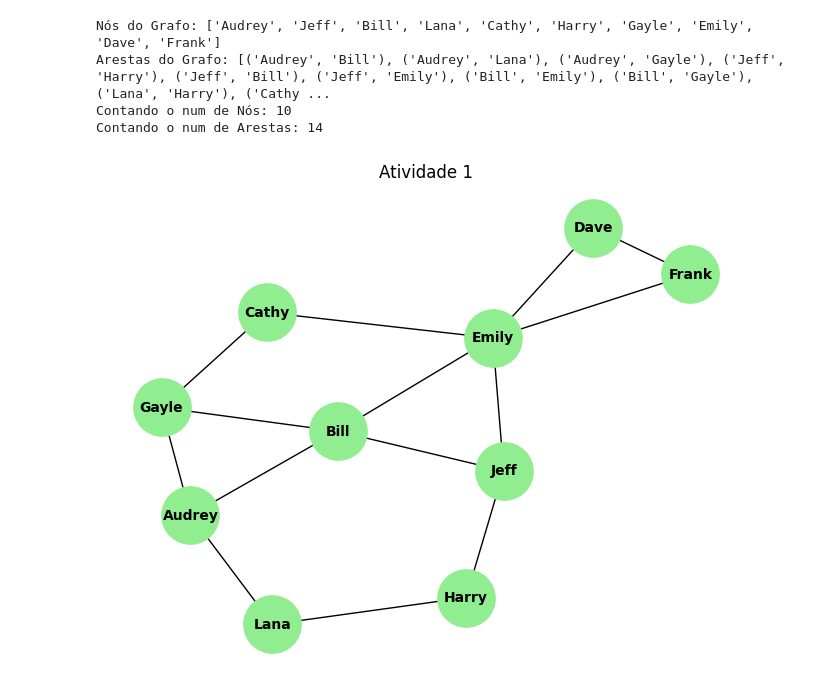
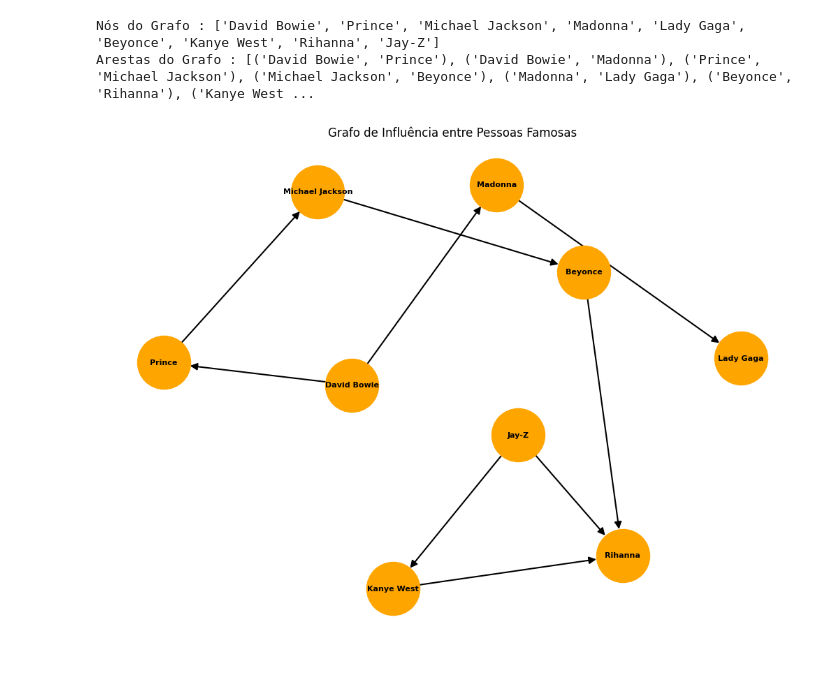
Before and after one commit to mthsluna/estrutura-de-dados, a Jupyter notebook: Estrutura de dados/Desafios/(6) - 22.04.2026-desafios/desafio-02-22.04.2026.ipynb, the cells around one changed output. Drawn from its saved outputs; the diff is of its cells as text; code cells hidden in the pictures; blank space fills up the shorter version.

```diff
--- a/Estrutura de dados/Desafios/(6) - 22.04.2026-desafios/desafio-02-22.04.2026.ipynb
+++ b/Estrutura de dados/Desafios/(6) - 22.04.2026-desafios/desafio-02-22.04.2026.ipynb
@@ -1,31 +1,40 @@
 # %%
-
 import networkx as nx
 import matplotlib.pyplot as plt
 
-# Grafo Orientado
-G = nx.DiGraph ()
+G = nx.DiGraph()
 
-G.add_nodes_from(["Elvis", "Fa-1", "Fa-2", "Fa-3", "Nao-fa"])
+G.add_nodes_from([
+    "David Bowie", "Prince", "Michael Jackson", "Madonna",
+    "Lady Gaga", "Beyonce", "Kanye West", "Rihanna", "Jay-Z"
+])
 
-# Adicionar Arestas
-G.add_edges_from([("Fa-1", "Elvis"),
-                  ("Fa-2", "Elvis"),
-                  ("Fa-3", "Elvis"),])
+G.add_edges_from([
+    ("David Bowie", "Prince"),
+    ("Prince", "Michael Jackson"),
+    ("David Bowie", "Madonna"),
+    ("Madonna", "Lady Gaga"),
+    ("Michael Jackson", "Beyonce"),
+    ("Beyonce", "Rihanna"),
+    ("Jay-Z", "Rihanna"),
+    ("Jay-Z", "Kanye West"),
+    ("Kanye West", "Rihanna")
+])
 
 print(f"Nós do Grafo : {G.nodes()}")
 print(f"Arestas do Grafo : {G.edges()}")
 
-pos = nx.spring_layout(G, seed=42)
+plt.figure(figsize=(10, 7))
 
-nx.draw(G, pos, with_labels=True, node_color="red",
-              node_size=2000, font_color="white", font_size=7, arrowsize=15)
+pos = nx.spring_layout(G, k=1.2, seed=52)
 
-plt.title("Grafo de influência entre Pessoas Famosas")
+nx.draw(G, pos, with_labels=True, node_color="orange",
+        node_size=3000, font_color="black", font_size=8,
+        font_weight='bold', arrowsize=15, width=1.5)
+
+plt.title("Grafo de Influência entre Pessoas Famosas")
 plt.show()
 # %% [output]
-Nós do Grafo: ['Audrey', 'Jeff', 'Bill', 'Lana', 'Cathy', 'Harry', 'Gayle', 'Emily', 'Dave', 'Frank']
-Arestas do Grafo: [('Audrey', 'Bill'), ('Audrey', 'Lana'), ('Audrey', 'Gayle'), ('Jeff', 'Harry'), ('Jeff', 'Bill'), ('Jeff', 'Emily'), ('Bill', 'Emily'), ('Bill', 'Gayle'), ('Lana', 'Harry'), ('Cathy ...
-Contando o num de Nós: 10
-Contando o num de Arestas: 14
+Nós do Grafo : ['David Bowie', 'Prince', 'Michael Jackson', 'Madonna', 'Lady Gaga', 'Beyonce', 'Kanye West', 'Rihanna', 'Jay-Z']
+Arestas do Grafo : [('David Bowie', 'Prince'), ('David Bowie', 'Madonna'), ('Prince', 'Michael Jackson'), ('Michael Jackson', 'Beyonce'), ('Madonna', 'Lady Gaga'), ('Beyonce', 'Rihanna'), ('Kanye West ...
-[figure, old version]
+[figure, new version]
```
